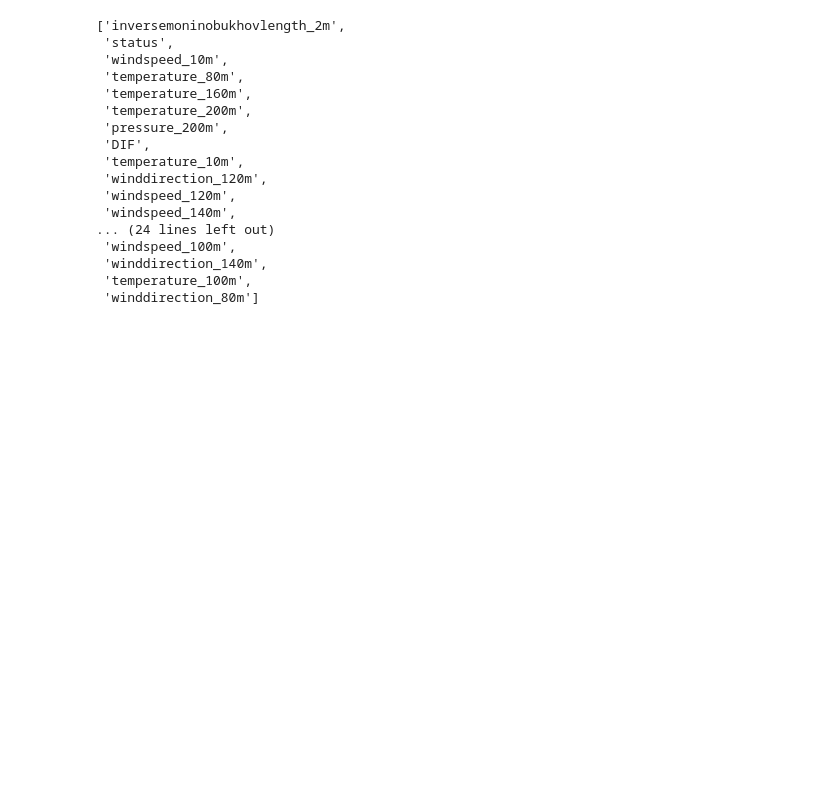
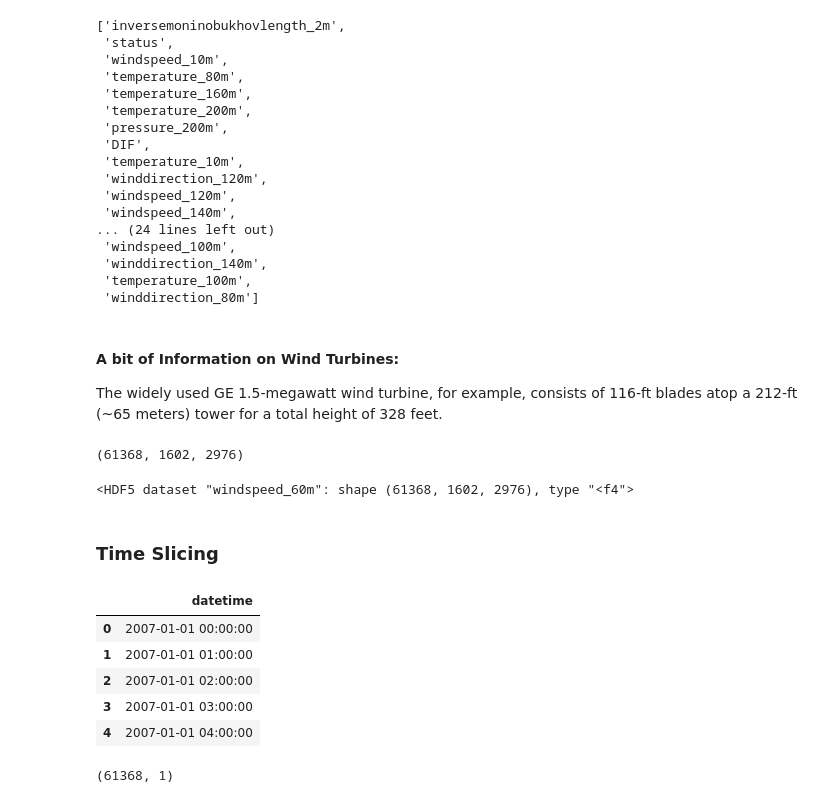
Before and after one commit to jeffakins/wind_power, a Jupyter notebook: wind_power_notebook.ipynb, the cells around one changed output. Saved outputs shown, nothing was run; the diff lists cells and outputs as text; code cells hidden in the pictures; blank space fills up the shorter version.

```diff
--- a/wind_power_notebook.ipynb
+++ b/wind_power_notebook.ipynb
@@ -60,3 +62,33 @@ list(f)
  'winddirection_140m',
  'temperature_100m',
  'winddirection_80m']
+# %% [markdown]
+#### A bit of Information on Wind Turbines:
+The widely used GE 1.5-megawatt wind turbine, for example, consists of 116-ft blades atop a 212-ft (~65 meters) tower for a total height of 328 feet.
+# %%
+dset = f['windspeed_60m']
+dset.shape
+# %% [output]
+(61368, 1602, 2976)
+# %%
+dset
+# %% [output]
+<HDF5 dataset "windspeed_60m": shape (61368, 1602, 2976), type "<f4">
+# %% [markdown]
+### Time Slicing
+# %%
+dt = f["datetime"]
+dt = pd.DataFrame({"datetime": dt[:]},index=range(0,dt.shape[0]))
+dt['datetime'] = dt['datetime'].apply(dateutil.parser.parse)
+dt.head()
+# %% [output]
+|  | datetime |
+| 0 | 2007-01-01 00:00:00 |
+| 1 | 2007-01-01 01:00:00 |
+| 2 | 2007-01-01 02:00:00 |
+| 3 | 2007-01-01 03:00:00 |
+| 4 | 2007-01-01 04:00:00 |
+# %%
+dt.shape
+# %% [output]
+(61368, 1)
```
Also changed, not shown: parts of 7 cells of this notebook.
